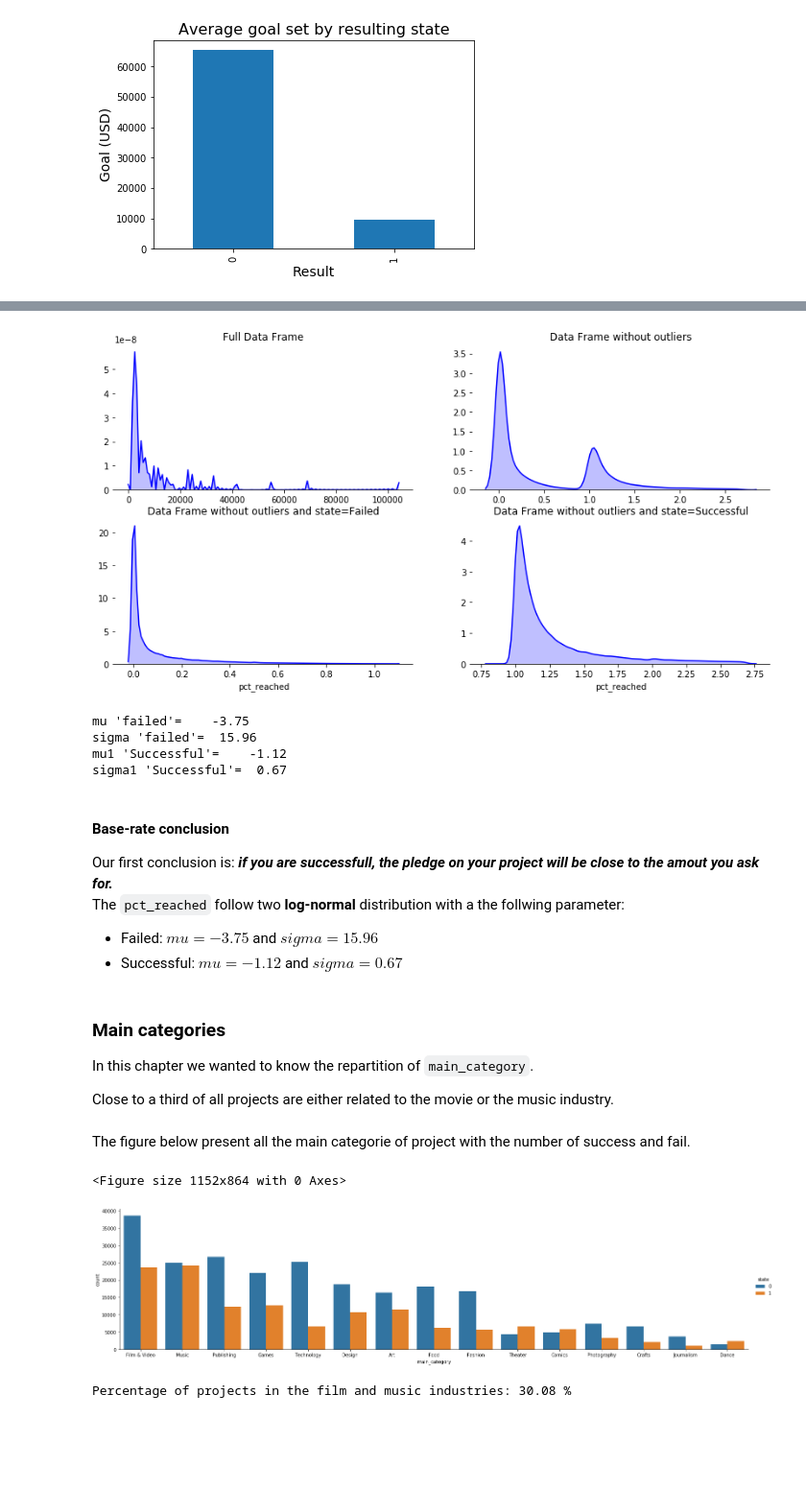
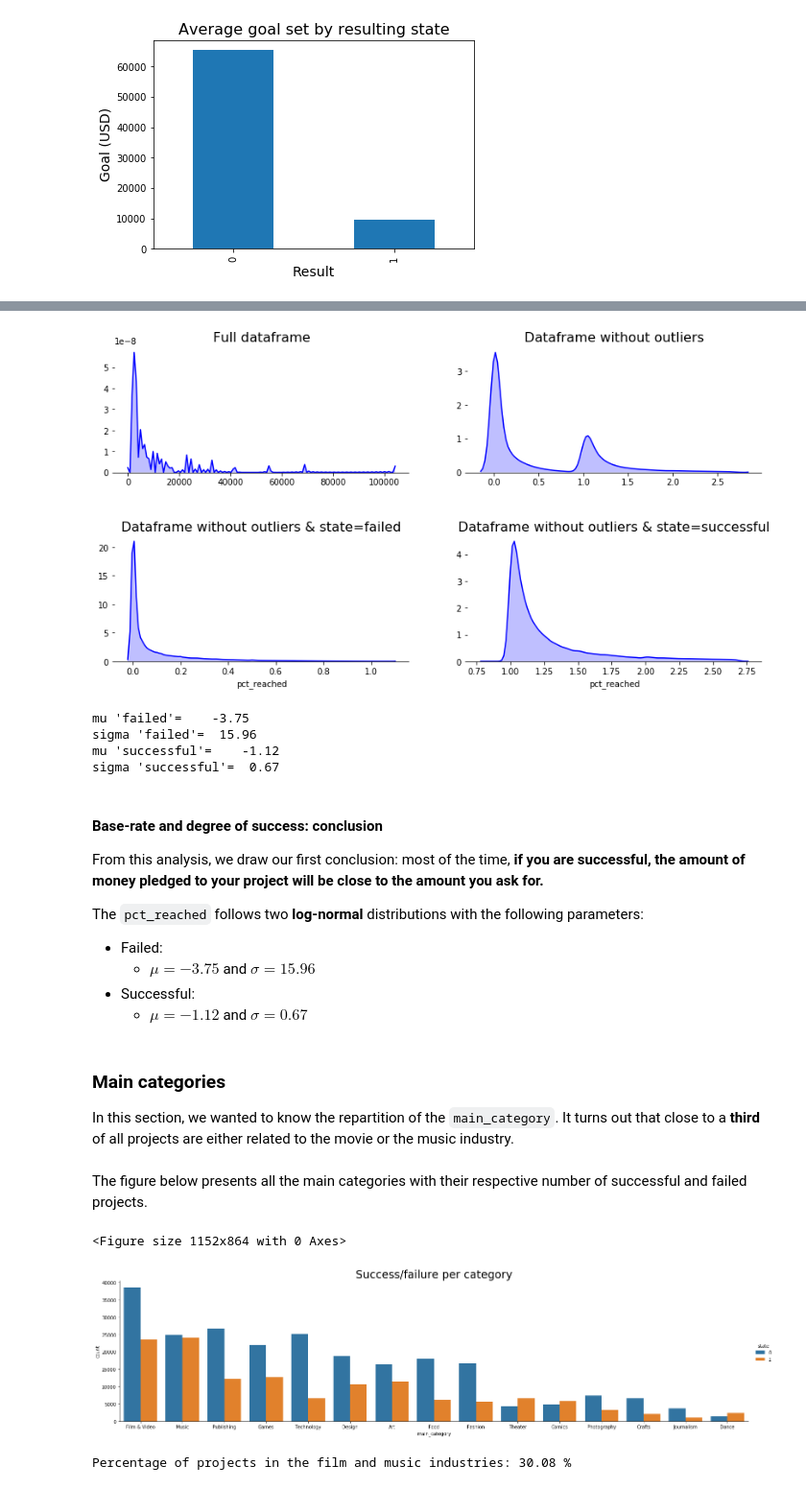
Before and after one commit to tbacha/DMML2019_Team_Apple, a Jupyter notebook: code/Kickstarter_notebook_Team_Apple_EDA.ipynb, the cells around one changed output, grey strips where cells are left out. Shown: that part at 96% size. Drawn from its saved outputs; the diff is of its cells as text; code cells hidden in the pictures; blank space fills up the shorter version.

```diff
--- a/code/Kickstarter_notebook_Team_Apple_EDA.ipynb
+++ b/code/Kickstarter_notebook_Team_Apple_EDA.ipynb
@@ -224,57 +234,59 @@ The `pct_reached` follow two **log-normal** distribution. One for the *Failed* a
 # %%
 f, axes = plt.subplots(2, 2, figsize=(14, 7), sharex=False)
 sns.despine(left=True)
-axes[0,0].set_title('Full Data Frame')
-axes[0,1].set_title('Data Frame without outliers')
-axes[1,0].set_title('Data Frame without outliers and state=Failed')
-axes[1,1].set_title('Data Frame without outliers and state=Successful')
+f.subplots_adjust(hspace=.5)
+axes[0,0].set_title('Full dataframe', size=16)
+axes[0,1].set_title('Dataframe without outliers', size=16)
+axes[1,0].set_title('Dataframe without outliers & state=failed', size=16)
+axes[1,1].set_title('Dataframe without outliers & state=successful', size=16)
 sns.distplot(df["pct_reached"], hist=False, color="b", kde_kws={"shade": True},ax=axes[0,0]).set_xlabel('') #first row left
 sns.distplot(df[df["pct_reached"]<2.7]["pct_reached"], hist=False, color="b", kde_kws={"shade": True},ax=axes[0,1]).set_xlabel('') #first row right
 sns.distplot(df[(df["pct_reached"]<2.7) & ((df["state"]==0))]["pct_reached"], hist=False, color="b", kde_kws={"shade": True},ax=axes[1,0])
 sns.distplot(df[(df["pct_reached"]<2.7) & ((df["state"]==1))]["pct_reached"], hist=False, color="b", kde_kws={"shade": True},ax=axes[1,1])
 plt.show()
 # %% [output]
-[figure, old version]
+[figure, new version]
 # %%
-import scipy
 listofdata = df[(df["pct_reached"]<2.7) & ((df["state"]==0))]["pct_reached"]
 listofdata1 = df[(df["pct_reached"]<2.7) & ((df["state"]==1))]["pct_reached"]
 shape, location, scale = scipy.stats.lognorm.fit(listofdata)
 shape1, location1, scale1 = scipy.stats.lognorm.fit(listofdata1)
 mu, sigma = np.log(scale), shape
 mu1, sigma1 = np.log(scale1), shape1
-print("mu 'failed'=   ",round(mu,2),'\n' "sigma 'failed'= ",round(sigma,2),'\n' "mu 'Successful'=   ",round(mu1,2),'\n'"sigma 'Successful'= ",round(sigma1,2))
+print("mu 'failed'=   ",round(mu,2),'\n' "sigma 'failed'= ",round(sigma,2),'\n' "mu 'successful'=   ",round(mu1,2),'\n'"sigma 'successful'= ",round(sigma1,2))
 # %% [output]
 mu 'failed'=    -3.75
 sigma 'failed'=  15.96
-mu1 'Successful'=    -1.12
-sigma1 'Successful'=  0.67
+mu 'successful'=    -1.12
+sigma 'successful'=  0.67
 # %% [markdown]
-#### Base-rate conclusion
-Our first conclusion is:
-***if you are successfull, the pledge on your project will be close to the amout you ask for.***<br>
-The `pct_reached` follow two **log-normal** distribution with a the follwing parameter:
+#### Base-rate and degree of success: conclusion
 
+From this analysis, we draw our first conclusion: most of the time, **if you are successful, the amount of money pledged to your project will be close to the amount you ask for.**
 
-*   Failed: $mu = -3.75$ and $sigma = 15.96$
-*   Successful: $mu = -1.12$ and $sigma = 0.67$
+The `pct_reached` follows two **log-normal** distributions with the following parameters:
+
+* Failed:
+    * $\mu = -3.75$ and $\sigma = 15.96$
+* Successful:
+    * $\mu = -1.12$ and $\sigma = 0.67$
 # %% [markdown]
-### Main categories
-In this chapter we wanted to know the repartition of `main_category`.
+### Main categories<a name="mcat"></a>
 
-Close to a third of all projects are either related to the movie or the music industry.
+In this section, we wanted to know the repartition of the `main_category`. It turns out that close to a **third** of all projects are either related to the movie or the music industry.
 # %% [markdown]
-The figure below present all the main categorie of project with the number of success and fail.
+The figure below presents all the main categories with their respective number of successful and failed projects.
 # %%
 df_ordered_cat = df.sort_values(by=["main_category"],ascending=True)
 listeOrder = df.groupby(["main_category"])["ID"].nunique().sort_values(ascending=False).index.tolist()
 fig = plt.gcf()
 fig.set_size_inches(16, 12)
 sns.catplot(kind="count", data=df_ordered_cat, x="main_category", hue="state", height=5, aspect=4, order=listeOrder )
+plt.title("Success/failure per category", size=24)
 plt.show()
 # %% [output]
 <Figure size 1152x864 with 0 Axes>
-[figure, old version]
+[figure, new version]
 # %%
 df_main_cat = df.groupby(["main_category"])["ID"].nunique().sort_values(ascending=True)
 print("Percentage of projects in the film and music industries:", round(((df_main_cat.iloc[-1] + df_main_cat.iloc[-2]) / df.shape[0] * 100),2),"%")
```
Also changed, not shown: parts of 47 cells of this notebook, 1 other file.
